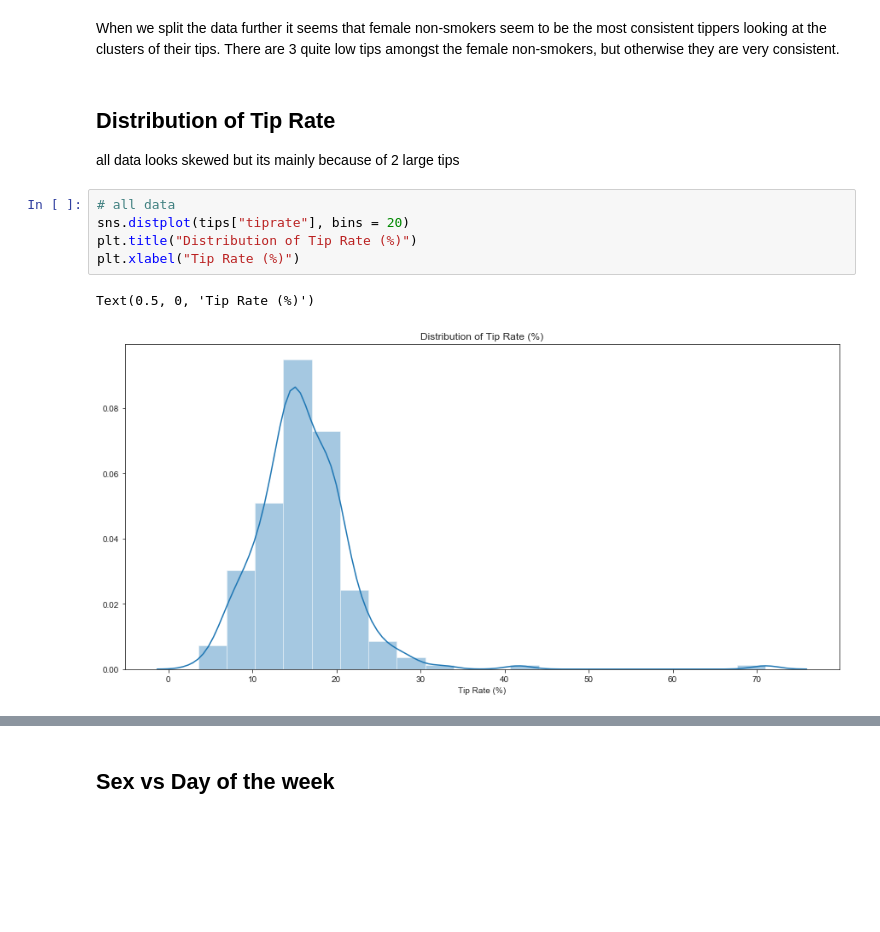
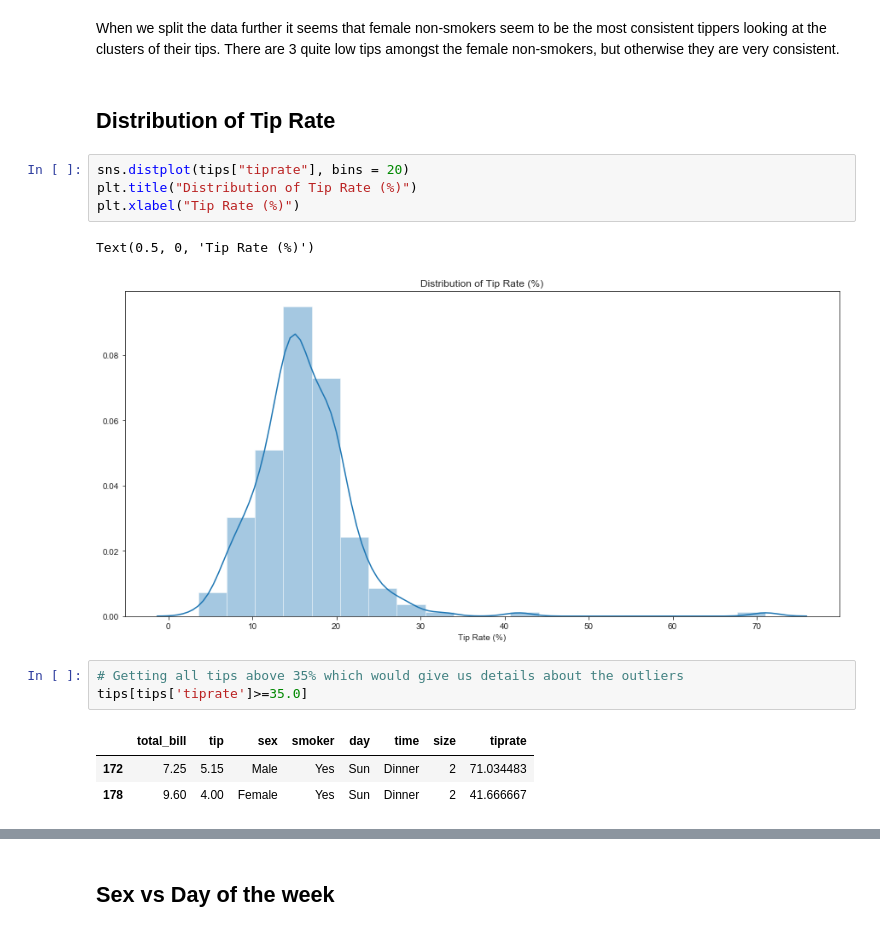
Before and after one commit to zoecahill1/fundamentals-project, a Jupyter notebook: tips-dataset.ipynb, the cells around one changed output, grey strips where cells are left out. Cells and saved outputs as stored; diff of their text form; blank space fills up the shorter version.

```diff
--- a/tips-dataset.ipynb
+++ b/tips-dataset.ipynb
@@ -403,12 +403,17 @@ g.fig.subplots_adjust(wspace=.1, hspace=.1);
 When we split the data further it seems that female non-smokers seem to be the most consistent tippers looking at the clusters of their tips. There are 3 quite low tips amongst the female non-smokers, but otherwise they are very consistent.
 # %% [markdown]
 ## Distribution of Tip Rate <a class="ancor" id="tiprate"/>
-all data looks skewed but its mainly because of 2 large tips
 # %%
-# all data
 sns.distplot(tips["tiprate"], bins = 20)
 plt.title("Distribution of Tip Rate (%)")
 plt.xlabel("Tip Rate (%)")
 # %% [output]
 Text(0.5, 0, 'Tip Rate (%)')
 [figure]
+# %%
+# Getting all tips above 35% which would give us details about the outliers
+tips[tips['tiprate']>=35.0]
+# %% [output]
+|  | total_bill | tip | sex | smoker | day | time | size | tiprate |
+| 172 | 7.25 | 5.15 | Male | Yes | Sun | Dinner | 2 | 71.034483 |
+| 178 | 9.60 | 4.00 | Female | Yes | Sun | Dinner | 2 | 41.666667 |
```
Also changed, not shown: parts of 4 cells of this notebook, 1 other file.
